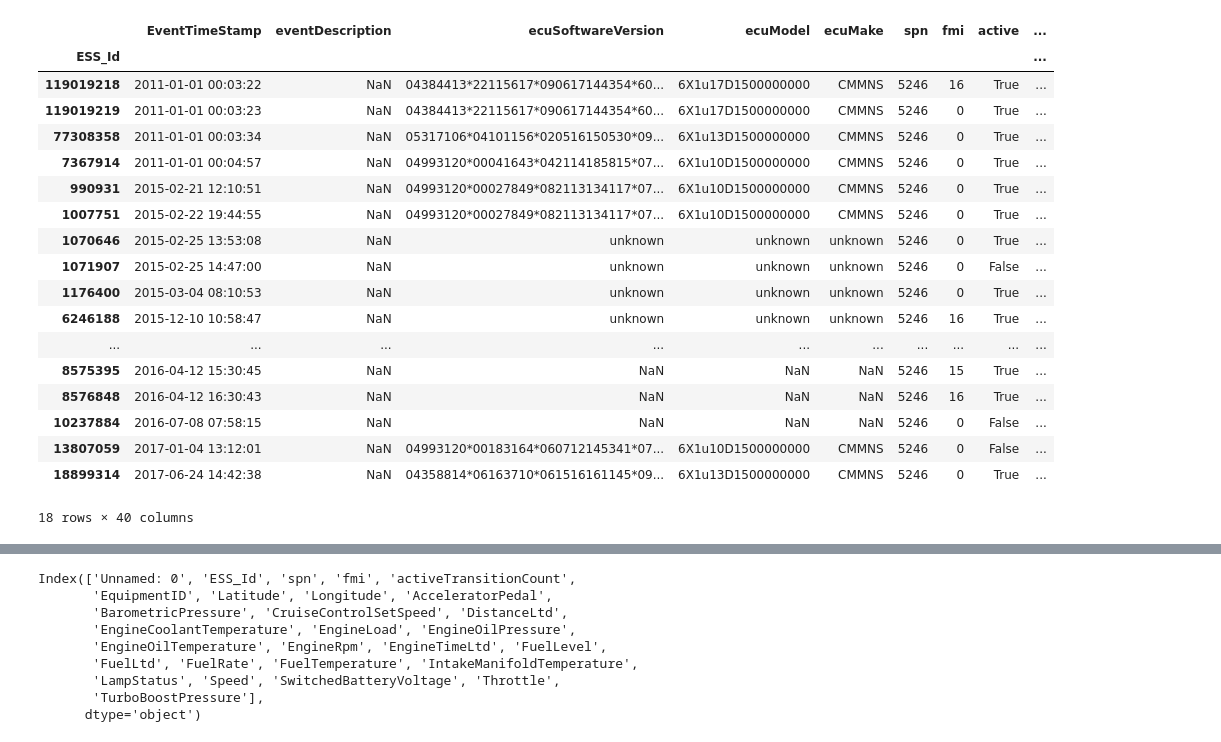
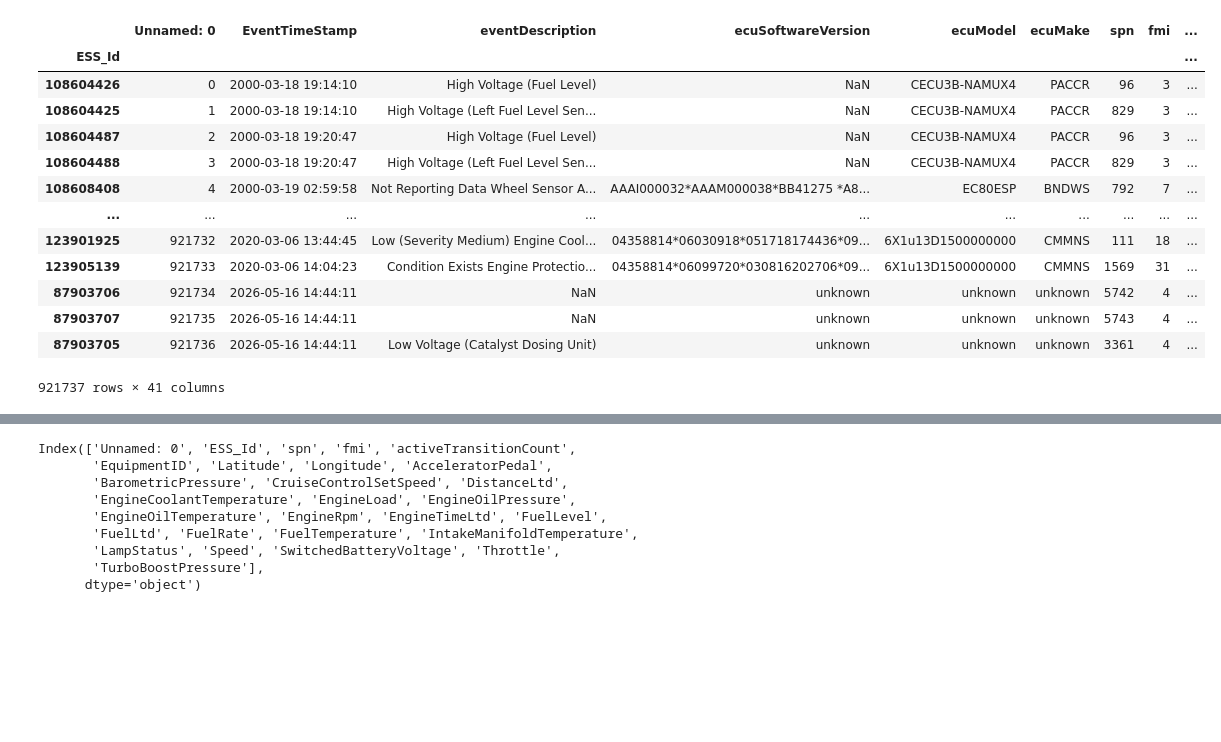
Before and after one commit to nss-data-science-cohort-5/big_g_express-rickrollers, a Jupyter notebook: notebooks/big_g_analysis.ipynb, the cells around one changed output, grey strips where cells are left out. Saved outputs shown, nothing was run; the diff lists cells and outputs as text; code cells hidden in the pictures; blank space fills up the shorter version.

```diff
--- a/notebooks/big_g_analysis.ipynb
+++ b/notebooks/big_g_analysis.ipynb
@@ -70,22 +15,0 @@ faults_diagnostics[faults_diagnostics['spn']==1569]
-# %%
-faults_diagnostics[faults_diagnostics['spn']==5246]
-# %% [output]
-|  | EventTimeStamp | eventDescription | ecuSoftwareVersion | ecuModel | ecuMake | spn | fmi | active | ... |
-| ESS_Id |  |  |  |  |  |  |  |  | ... |
-| 119019218 | 2011-01-01 00:03:22 | NaN | 04384413*22115617*090617144354*60... | 6X1u17D1500000000 | CMMNS | 5246 | 16 | True | ... |
-| 119019219 | 2011-01-01 00:03:23 | NaN | 04384413*22115617*090617144354*60... | 6X1u17D1500000000 | CMMNS | 5246 | 0 | True | ... |
-| 77308358 | 2011-01-01 00:03:34 | NaN | 05317106*04101156*020516150530*09... | 6X1u13D1500000000 | CMMNS | 5246 | 0 | True | ... |
-| 7367914 | 2011-01-01 00:04:57 | NaN | 04993120*00041643*042114185815*07... | 6X1u10D1500000000 | CMMNS | 5246 | 0 | True | ... |
-| 990931 | 2015-02-21 12:10:51 | NaN | 04993120*00027849*082113134117*07... | 6X1u10D1500000000 | CMMNS | 5246 | 0 | True | ... |
-| 1007751 | 2015-02-22 19:44:55 | NaN | 04993120*00027849*082113134117*07... | 6X1u10D1500000000 | CMMNS | 5246 | 0 | True | ... |
-| 1070646 | 2015-02-25 13:53:08 | NaN | unknown | unknown | unknown | 5246 | 0 | True | ... |
-| 1071907 | 2015-02-25 14:47:00 | NaN | unknown | unknown | unknown | 5246 | 0 | False | ... |
-| 1176400 | 2015-03-04 08:10:53 | NaN | unknown | unknown | unknown | 5246 | 0 | True | ... |
-| 6246188 | 2015-12-10 10:58:47 | NaN | unknown | unknown | unknown | 5246 | 16 | True | ... |
-| ... | ... | ... | ... | ... | ... | ... | ... | ... | ... |
-| 8575395 | 2016-04-12 15:30:45 | NaN | NaN | NaN | NaN | 5246 | 15 | True | ... |
-| 8576848 | 2016-04-12 16:30:43 | NaN | NaN | NaN | NaN | 5246 | 16 | True | ... |
-| 10237884 | 2016-07-08 07:58:15 | NaN | NaN | NaN | NaN | 5246 | 0 | False | ... |
-| 13807059 | 2017-01-04 13:12:01 | NaN | 04993120*00183164*060712145341*07... | 6X1u10D1500000000 | CMMNS | 5246 | 0 | False | ... |
-| 18899314 | 2017-06-24 14:42:38 | NaN | 04358814*06163710*061516161145*09... | 6X1u13D1500000000 | CMMNS | 5246 | 0 | True | ... |
-18 rows × 40 columns
@@ -91,0 +33,17 @@ faults_diagnostics[faults_diagnostics['spn']==5246]
+# %%
+faults_diagnostics
+# %% [output]
+|  | Unnamed: 0 | EventTimeStamp | eventDescription | ecuSoftwareVersion | ecuModel | ecuMake | spn | fmi | ... |
+| ESS_Id |  |  |  |  |  |  |  |  | ... |
+| 108604426 | 0 | 2000-03-18 19:14:10 | High Voltage (Fuel Level) | NaN | CECU3B-NAMUX4 | PACCR | 96 | 3 | ... |
+| 108604425 | 1 | 2000-03-18 19:14:10 | High Voltage (Left Fuel Level Sen... | NaN | CECU3B-NAMUX4 | PACCR | 829 | 3 | ... |
+| 108604487 | 2 | 2000-03-18 19:20:47 | High Voltage (Fuel Level) | NaN | CECU3B-NAMUX4 | PACCR | 96 | 3 | ... |
+| 108604488 | 3 | 2000-03-18 19:20:47 | High Voltage (Left Fuel Level Sen... | NaN | CECU3B-NAMUX4 | PACCR | 829 | 3 | ... |
+| 108608408 | 4 | 2000-03-19 02:59:58 | Not Reporting Data Wheel Sensor A... | AAAI000032*AAAM000038*BB41275 *A8... | EC80ESP | BNDWS | 792 | 7 | ... |
+| ... | ... | ... | ... | ... | ... | ... | ... | ... | ... |
+| 123901925 | 921732 | 2020-03-06 13:44:45 | Low (Severity Medium) Engine Cool... | 04358814*06030918*051718174436*09... | 6X1u13D1500000000 | CMMNS | 111 | 18 | ... |
+| 123905139 | 921733 | 2020-03-06 14:04:23 | Condition Exists Engine Protectio... | 04358814*06099720*030816202706*09... | 6X1u13D1500000000 | CMMNS | 1569 | 31 | ... |
+| 87903706 | 921734 | 2026-05-16 14:44:11 | NaN | unknown | unknown | unknown | 5742 | 4 | ... |
+| 87903707 | 921735 | 2026-05-16 14:44:11 | NaN | unknown | unknown | unknown | 5743 | 4 | ... |
+| 87903705 | 921736 | 2026-05-16 14:44:11 | Low Voltage (Catalyst Dosing Unit) | unknown | unknown | unknown | 3361 | 4 | ... |
+921737 rows × 41 columns
```
Also changed, not shown: parts of 27 cells of this notebook, 2 other files.
